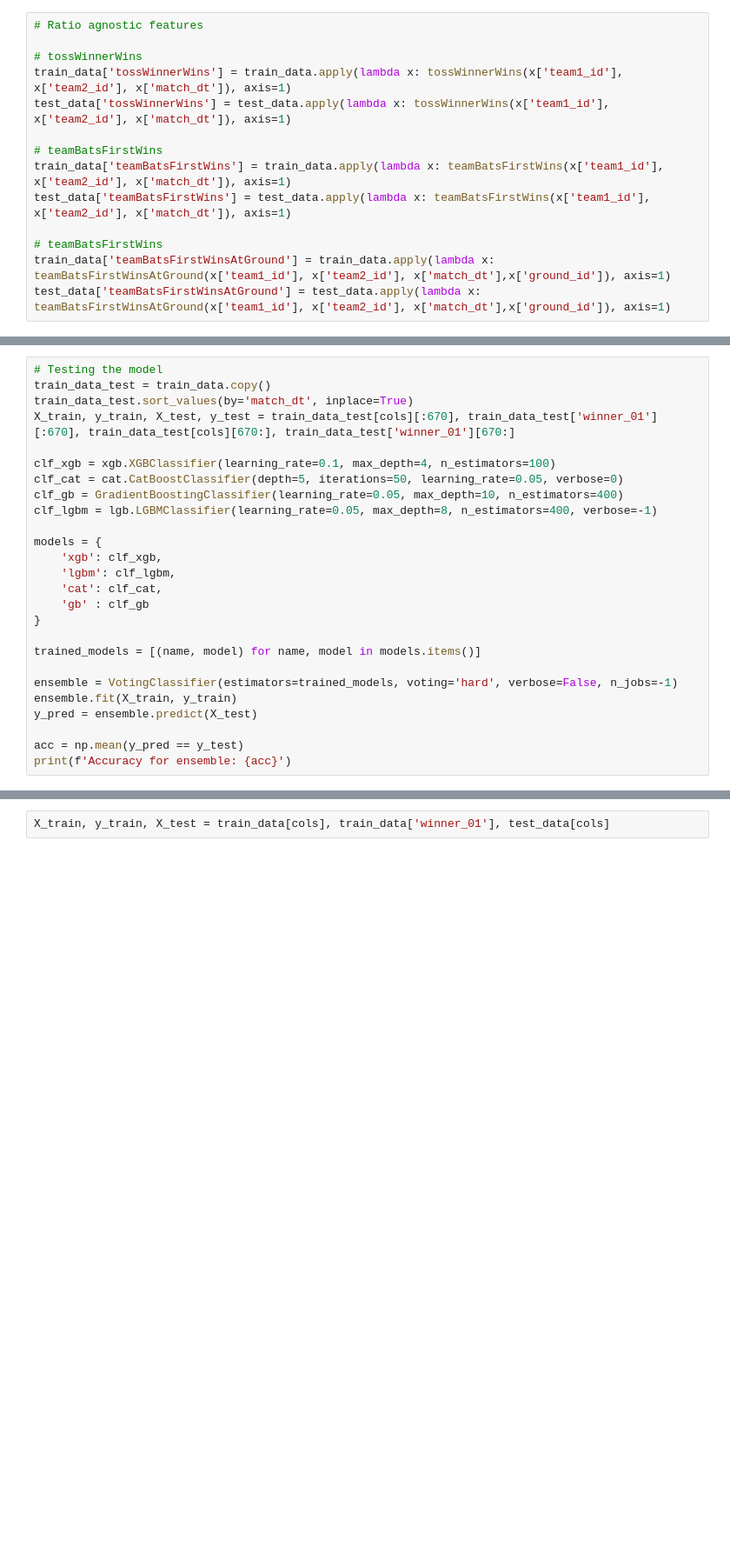
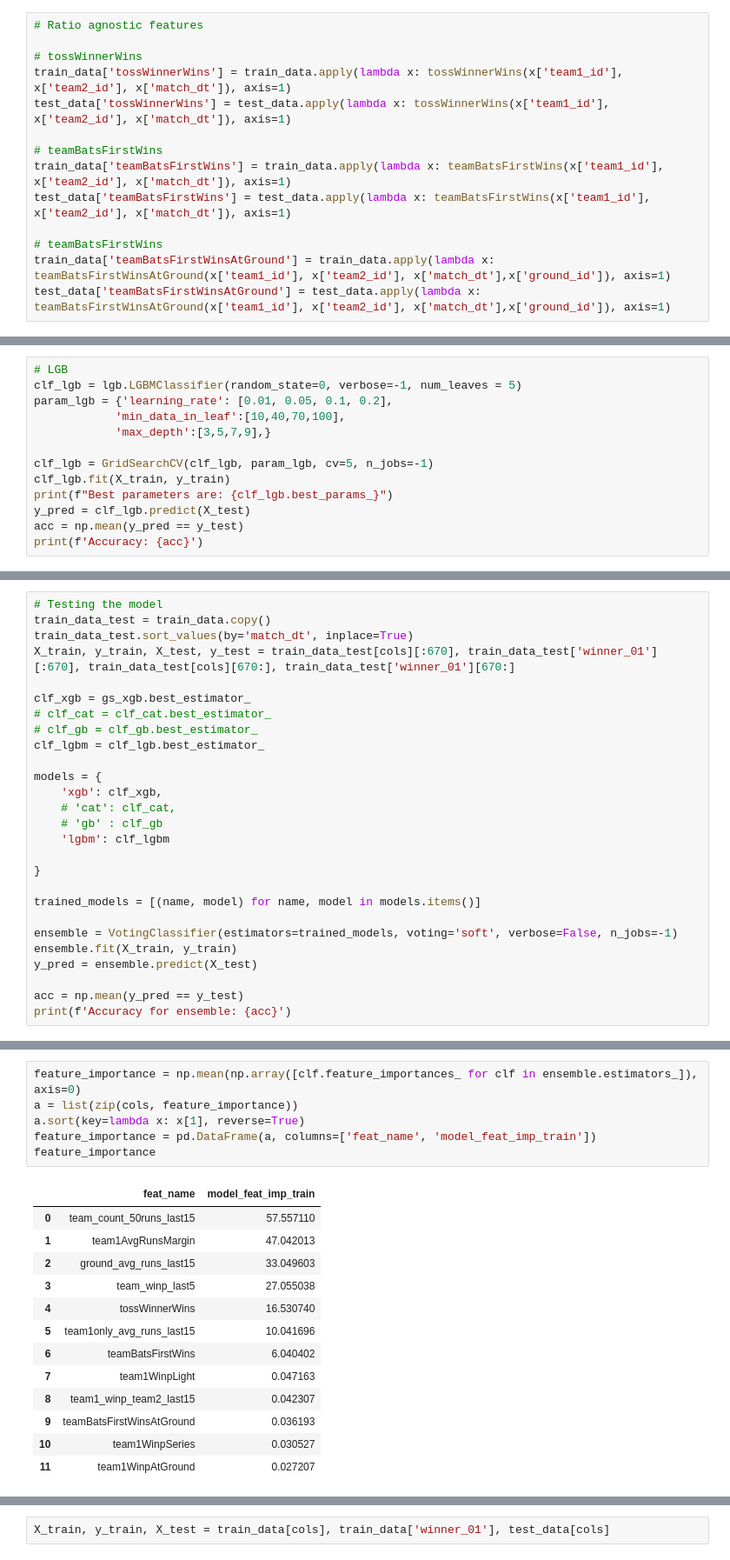
Before and after one commit to waitasecant/AmEx-Campus-Super-Bowl, a Jupyter notebook: main.ipynb, the cells around one changed output, grey strips where cells are left out. Shown: that part at 87% size. Saved outputs shown, nothing was run; the diff lists cells and outputs as text; blank space fills up the shorter version.

```diff
--- a/main.ipynb
+++ b/main.ipynb
@@ -373,0 +462,13 @@ Accuracy for lgbm: 0.49640287769784175
+# %%
+# LGB
+clf_lgb = lgb.LGBMClassifier(random_state=0, verbose=-1, num_leaves = 5)
+param_lgb = {'learning_rate': [0.01, 0.05, 0.1, 0.2],
+            'min_data_in_leaf':[10,40,70,100],
+            'max_depth':[3,5,7,9],}
+
+clf_lgb = GridSearchCV(clf_lgb, param_lgb, cv=5, n_jobs=-1)
+clf_lgb.fit(X_train, y_train)
+print(f"Best parameters are: {clf_lgb.best_params_}")
+y_pred = clf_lgb.predict(X_test)
+acc = np.mean(y_pred == y_test)
+print(f'Accuracy: {acc}')
@@ -377,21 +499,22 @@ train_data_test = train_data.copy()
 train_data_test.sort_values(by='match_dt', inplace=True)
 X_train, y_train, X_test, y_test = train_data_test[cols][:670], train_data_test['winner_01'][:670], train_data_test[cols][670:], train_data_test['winner_01'][670:]
 
-clf_xgb = xgb.XGBClassifier(learning_rate=0.1, max_depth=4, n_estimators=100)
-clf_cat = cat.CatBoostClassifier(depth=5, iterations=50, learning_rate=0.05, verbose=0)
-clf_gb = GradientBoostingClassifier(learning_rate=0.05, max_depth=10, n_estimators=400)
-clf_lgbm = lgb.LGBMClassifier(learning_rate=0.05, max_depth=8, n_estimators=400, verbose=-1)
+clf_xgb = gs_xgb.best_estimator_
+# clf_cat = clf_cat.best_estimator_
+# clf_gb = clf_gb.best_estimator_
+clf_lgbm = clf_lgb.best_estimator_
 
 models = {
     'xgb': clf_xgb,
-    'lgbm': clf_lgbm,
-    'cat': clf_cat,
-    'gb' : clf_gb
+    # 'cat': clf_cat,
+    # 'gb' : clf_gb
+    'lgbm': clf_lgbm
+
 }
 
 trained_models = [(name, model) for name, model in models.items()]
 
-ensemble = VotingClassifier(estimators=trained_models, voting='hard', verbose=False, n_jobs=-1)
+ensemble = VotingClassifier(estimators=trained_models, voting='soft', verbose=False, n_jobs=-1)
 ensemble.fit(X_train, y_train)
 y_pred = ensemble.predict(X_test)
 
@@ -401,0 +525,20 @@ Accuracy for ensemble: 0.5251798561151079
+# %%
+feature_importance = np.mean(np.array([clf.feature_importances_ for clf in ensemble.estimators_]), axis=0)
+a = list(zip(cols, feature_importance))
+a.sort(key=lambda x: x[1], reverse=True)
+feature_importance = pd.DataFrame(a, columns=['feat_name', 'model_feat_imp_train'])
+feature_importance
+# %% [output]
+|  | feat_name | model_feat_imp_train |
+| 0 | team_count_50runs_last15 | 57.557110 |
+| 1 | team1AvgRunsMargin | 47.042013 |
+| 2 | ground_avg_runs_last15 | 33.049603 |
+| 3 | team_winp_last5 | 27.055038 |
+| 4 | tossWinnerWins | 16.530740 |
+| 5 | team1only_avg_runs_last15 | 10.041696 |
+| 6 | teamBatsFirstWins | 6.040402 |
+| 7 | team1WinpLight | 0.047163 |
+| 8 | team1_winp_team2_last15 | 0.042307 |
+| 9 | teamBatsFirstWinsAtGround | 0.036193 |
+| 10 | team1WinpSeries | 0.030527 |
+| 11 | team1WinpAtGround | 0.027207 |
```
Also changed, not shown: parts of 36 cells of this notebook, 4 other files.
